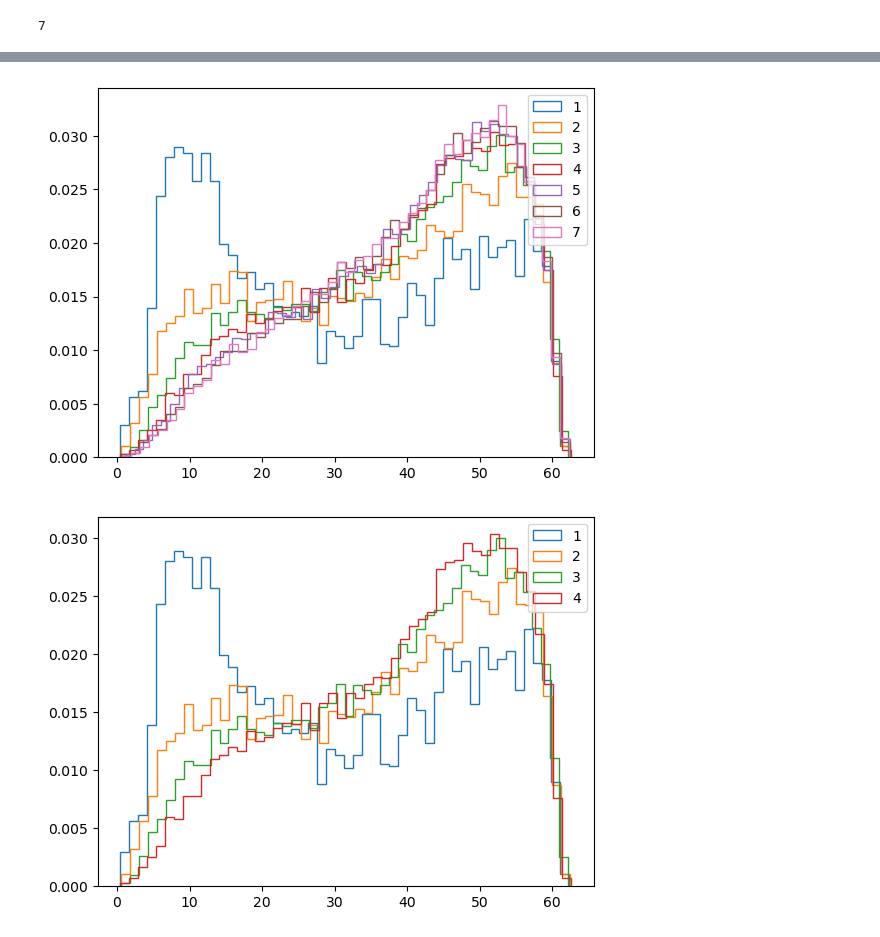
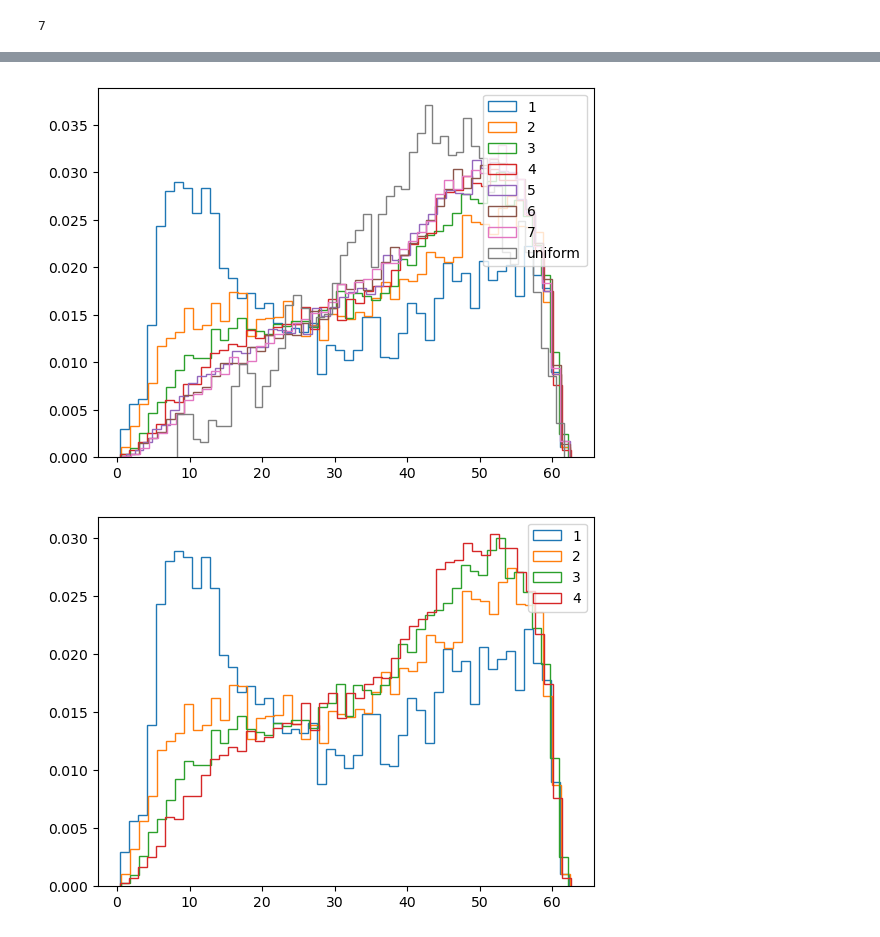
Before and after one commit to PRISBteam/Voronoi_PCC_Analyser, a Jupyter notebook: Disorientations.ipynb, the cells around one changed output, grey strips where cells are left out. Drawn from its saved outputs; the diff is of its cells as text; code cells hidden in the pictures.

```diff
--- a/Disorientations.ipynb
+++ b/Disorientations.ipynb
@@ -40,10 +40,11 @@ for i in range(1, c.n_max_order + 1):
 # %%
 for i in range(len(angles)):
     plt.hist(angles[i], bins=50, density=True, histtype='step', label=str(i+1))
+plt.hist(rand_dis[rand_dis!=-1], bins=50, density=True, histtype='step', label='uniform')
 plt.legend()
 plt.show()
 # %% [output]
-[figure, old version]
+[figure, new version]
 # %%
 for i in [0, 1, 2, 3]:
     plt.hist(angles[i], bins=50, density=True, histtype='step', label=str(i+1))
```
Also changed, not shown: parts of 35 cells of this notebook, 1 other file.
